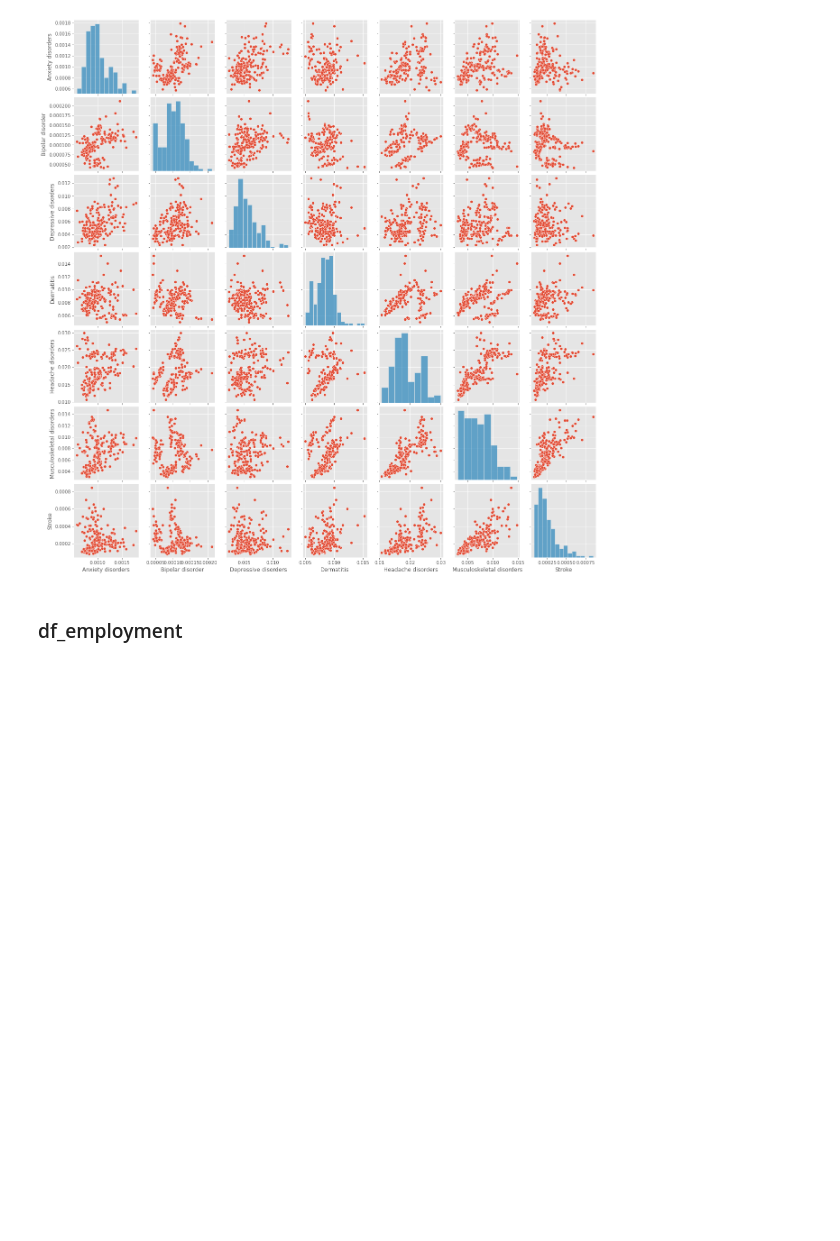
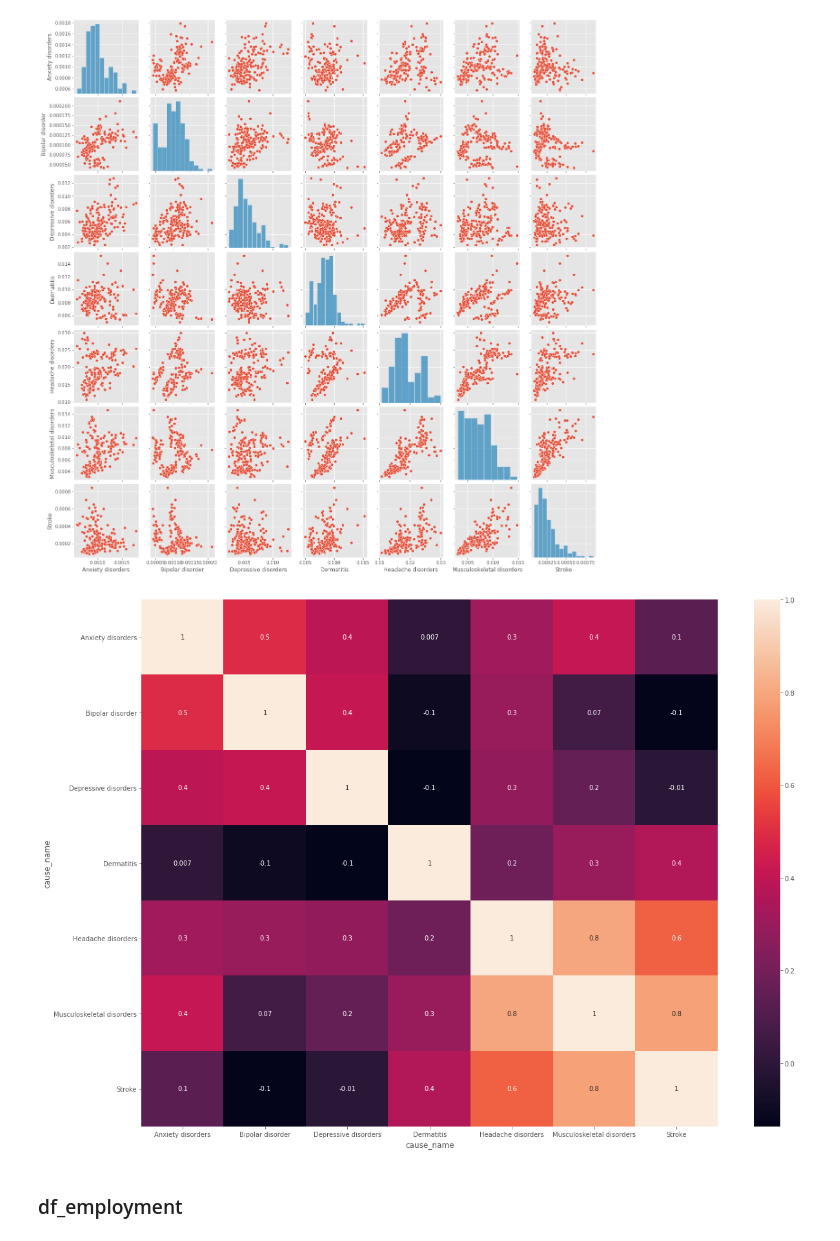
Before and after one commit to luisbazevedo/PfDS---Work-Health, a Jupyter notebook: notebooks/luisbazevedo_draft_0.ipynb, the cells around one changed output. Cells and saved outputs as stored; diff of their text form; code cells hidden in the pictures; blank space fills up the shorter version.

```diff
--- a/notebooks/luisbazevedo_draft_0.ipynb
+++ b/notebooks/luisbazevedo_draft_0.ipynb
@@ -195,6 +224,14 @@ sns.pairplot(df_diseases_male_2009_per)
 plt.show()
 # %% [output]
 [figure]
+# %%
+#check correlation between diseases:
+df_corr = df_diseases_male_2009_per.corr(method = 'spearman')
+figure = plt.figure(figsize=(20,15))
+sns.heatmap(df_corr, annot=True, fmt = '.1g')
+plt.show()
+# %% [output]
+[figure, added]
 # %% [markdown]
 ### df_employment
 # %%
```
Also changed, not shown: parts of 4 cells of this notebook.
